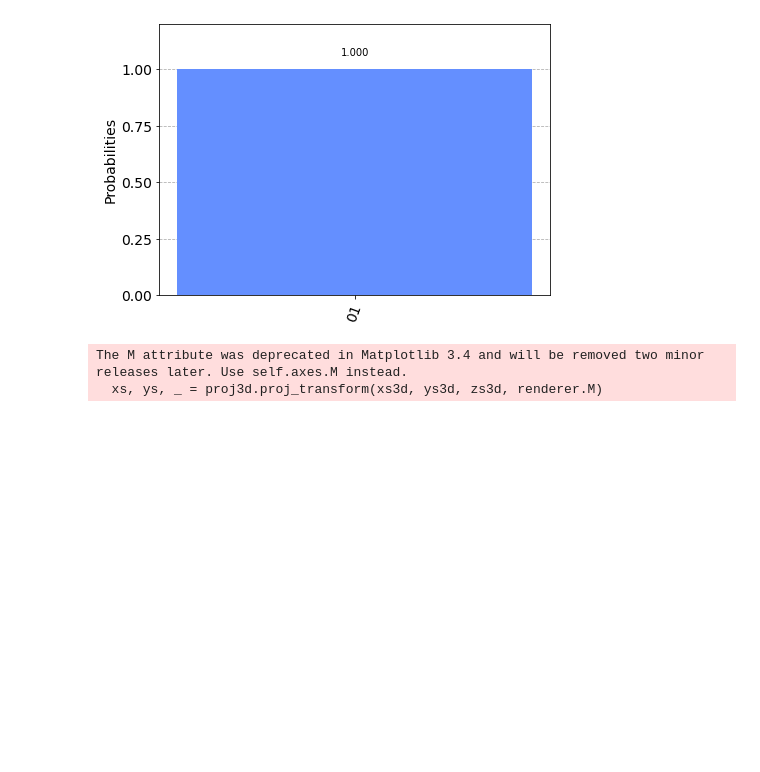
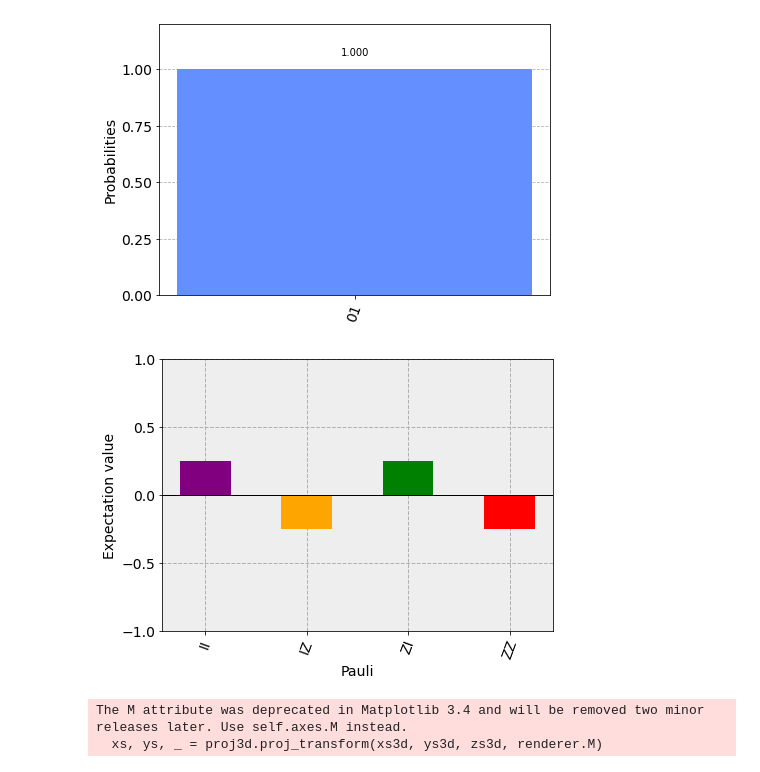
Before and after one commit to sergiomtzlosa/docker-qiskit, a Jupyter notebook: qiskit-jupyter/notebooks/controlled-Z.ipynb, the cells around one changed output. Saved outputs shown, nothing was run; the diff lists cells and outputs as text; code cells hidden in the pictures; blank space fills up the shorter version.

```diff
--- a/qiskit-jupyter/notebooks/controlled-Z.ipynb
+++ b/qiskit-jupyter/notebooks/controlled-Z.ipynb
@@ -46,6 +46,10 @@ counts_sim = result.get_counts()
 plot_histogram(counts_sim)
 # %% [output]
 [figure]
+# %%
+plot_state_paulivec(sim_state_vector, color=['purple', 'orange', 'green', 'red'])
+# %% [output]
+[figure, added]
 # %%
 plot_state_qsphere(sim_state_vector)
 # %% [output]
```
Also changed, not shown: parts of 7 cells of this notebook.
